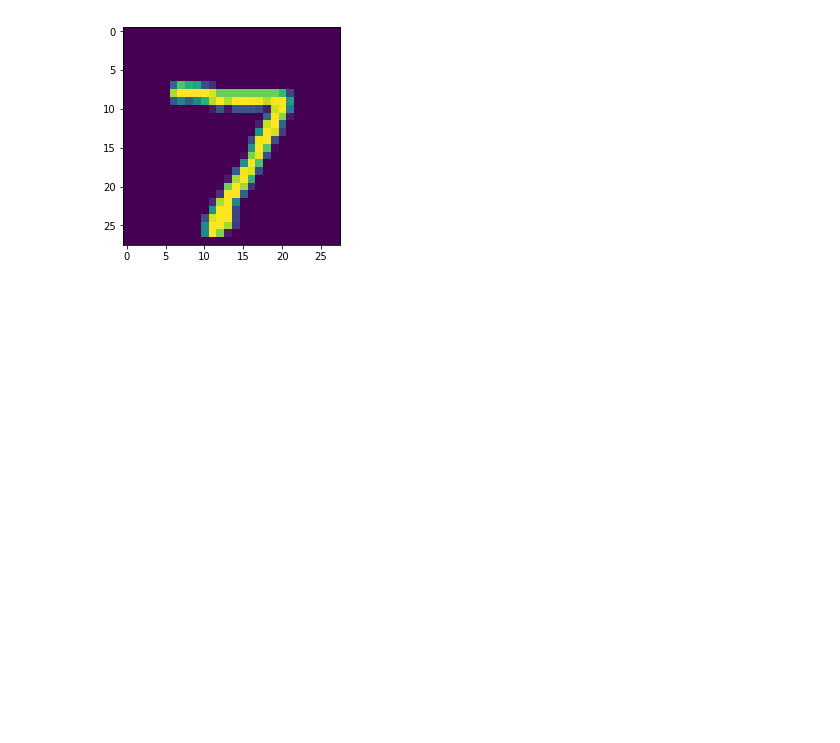
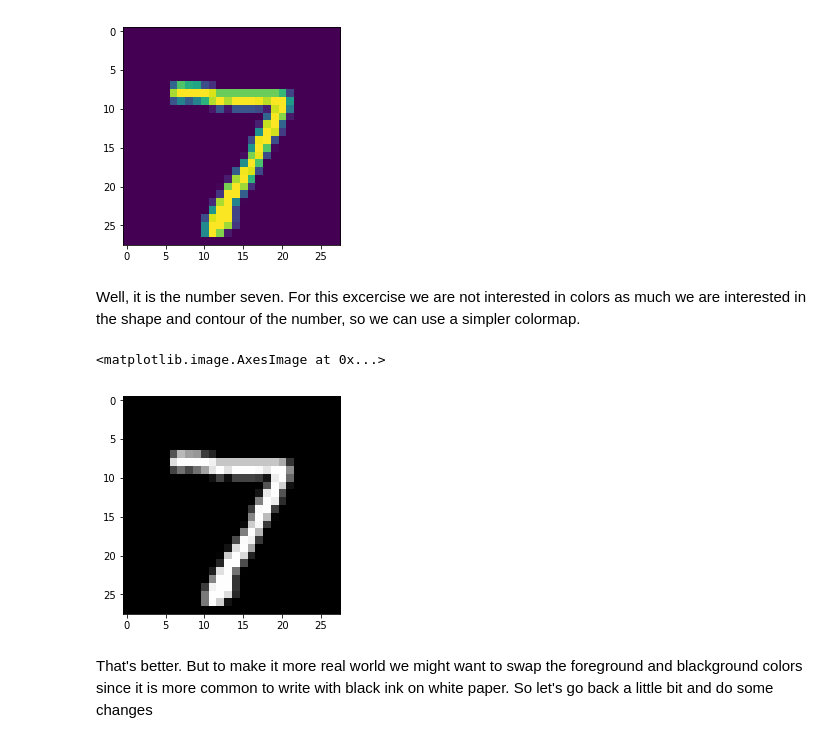
Before and after one commit to cadel560x/EmergingTechAssignments, a Jupyter notebook: mnist-dataset.ipynb, the cells around one changed output. Drawn from its saved outputs; the diff is of its cells as text; code cells hidden in the pictures; blank space fills up the shorter version.

```diff
--- a/mnist-dataset.ipynb
+++ b/mnist-dataset.ipynb
@@ -203,3 +212,12 @@ plt.imshow(first_image_matrix)
 # %% [output]
 <matplotlib.image.AxesImage at 0x...>
 [figure]
+# %% [markdown]
+Well, it is the number seven. For this excercise we are not interested in colors as much we are interested in the shape and contour of the number, so we can use a simpler colormap.
+# %%
+plt.imshow(first_image_matrix, cmap='gray')
+# %% [output]
+<matplotlib.image.AxesImage at 0x...>
+[figure, added]
+# %% [markdown]
+That's better. But to make it more real world we might want to swap the foreground and blackground colors since it is more common to write with black ink on white paper. So let's go back a little bit and do some changes
```
Also changed, not shown: parts of 19 cells of this notebook.
